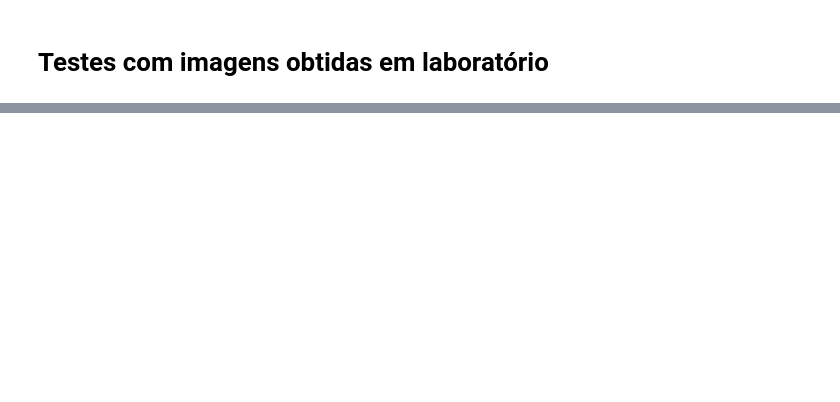
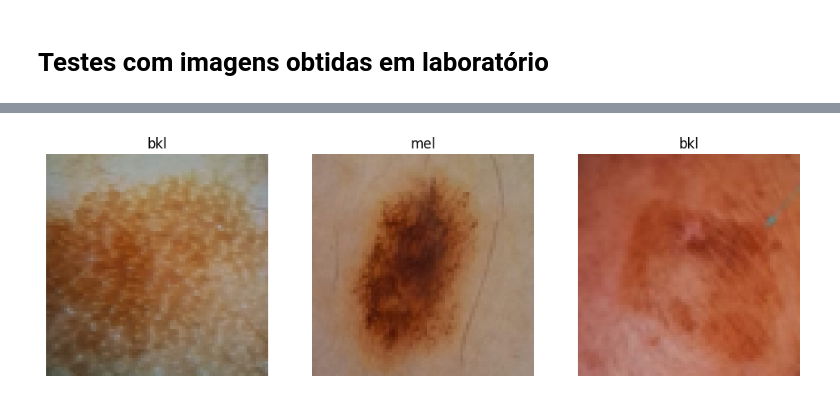
Before and after one commit to LuizNagatani/Skin-cancer-classifier, a Jupyter notebook: Classificador.ipynb, the cells around one changed output, grey strips where cells are left out. Cells and saved outputs as stored; diff of their text form; code cells hidden in the pictures; blank space fills up the shorter version.

```diff
--- a/Classificador.ipynb
+++ b/Classificador.ipynb
@@ -151,6 +254,6 @@ plt.imshow(X_test[x])# testes em uma imagem do dataset
 # %%
 img_dir = '/content/imagens laboratorio/'
-imagens = []
+img_lab = []
 for file_name in os.listdir(img_dir):
     image_path = os.path.join(img_dir, file_name)
 
@@ -159,16 +262,13 @@ for file_name in os.listdir(img_dir):
     img_array = np.array(img) / 255.0  #
     img_array = img_array.astype('float32')
 
-    imagens.append(img_array)
-imagens = np.array(imagens).astype('float32') # tratamento de imagens fora do dataset
+    img_lab.append(img_array)
 # %%
-for img in imagens:
+titulo_lab = []
+for img in img_lab:
   imagem = np.expand_dims(img, axis=0)
   prev = model.predict(imagem)
   prev_classe = np.argmax(prev, axis=1)[0]
-  plt.title(classes[prev_classe])
-  plt.imshow(img)
-  plt.axis('off')
-  plt.show()
-# predição realizada nas imagens de fora do dataset
+  titulo_lab.append(classes[prev_classe])
+# predição realizada nas dermatoscopias obtidas
 # %% [output]
@@ -180,0 +278,9 @@ for img in imagens:
+# %%
+plt.figure(figsize=(12, 8))
+for i in range(len(img_lab)):
+    plt.subplot(1, 3, i + 1)
+    plt.imshow(img_lab[i])
+    plt.title(titulo_lab[i])
+    plt.axis('off')
+# %% [output]
+[figure, added]
```
Also changed, not shown: parts of 14 cells of this notebook, 18 other files.
